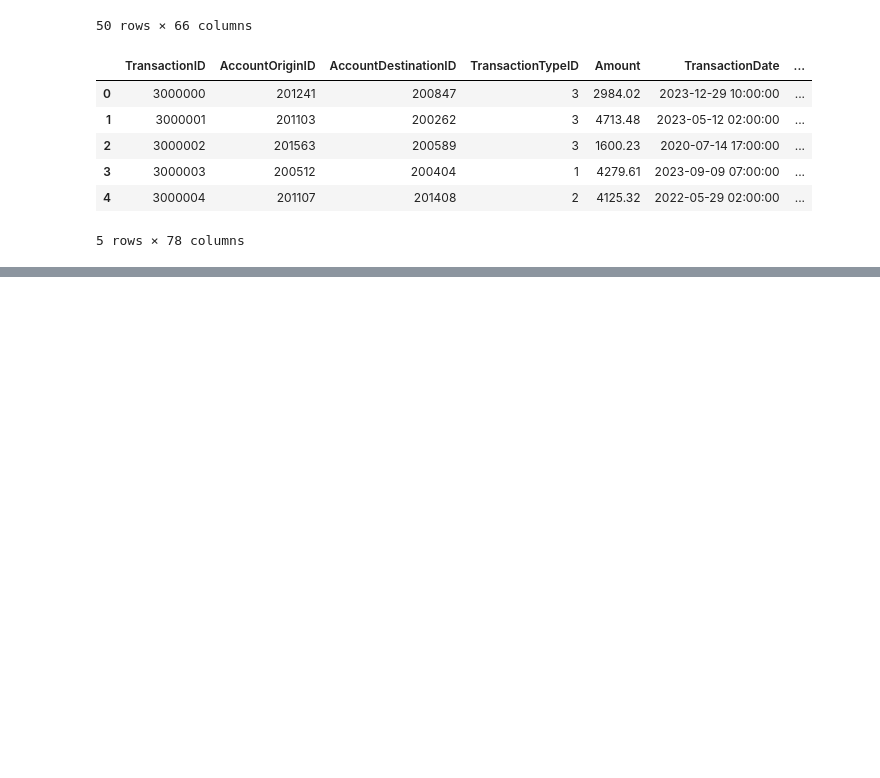
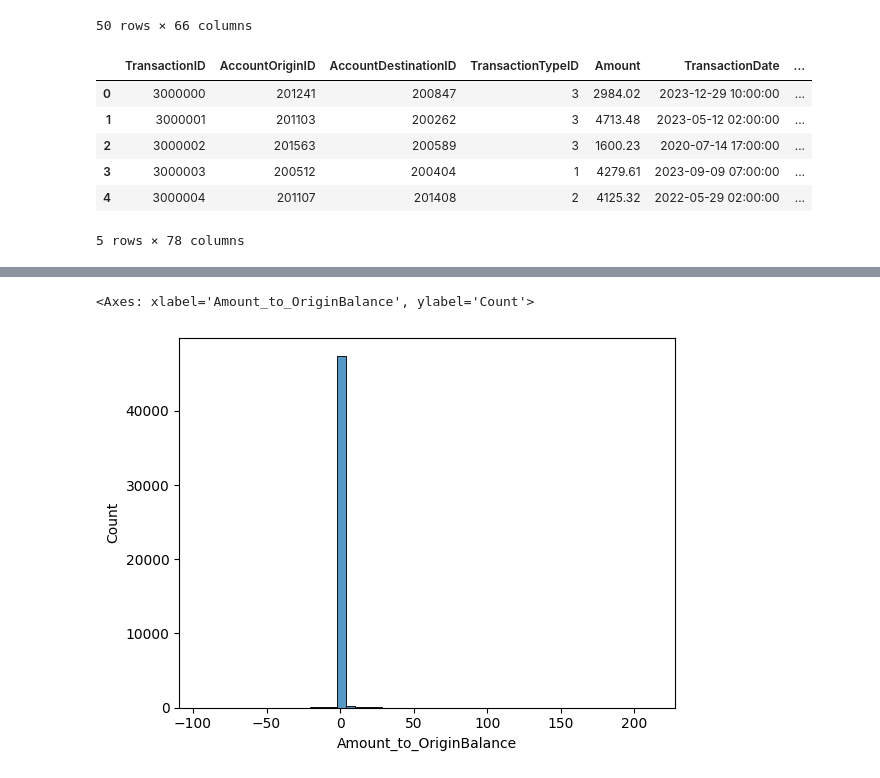
Before and after one commit to HamzaWajid1/synthetic-finance-mlops, a Jupyter notebook: notebooks/02_feature_engineering.ipynb, the cells around one changed output, grey strips where cells are left out. Cells and saved outputs as stored; diff of their text form; code cells hidden in the pictures; blank space fills up the shorter version.

```diff
--- a/notebooks/02_feature_engineering.ipynb
+++ b/notebooks/02_feature_engineering.ipynb
@@ -333,0 +1927,5 @@ df_final1.head()
+# %%
+sns.histplot(df['Amount_to_OriginBalance'],bins=50)
+# %% [output]
+<Axes: xlabel='Amount_to_OriginBalance', ylabel='Count'>
+[figure, added]
```
Also changed, not shown: parts of 77 cells of this notebook, 2 other files.
